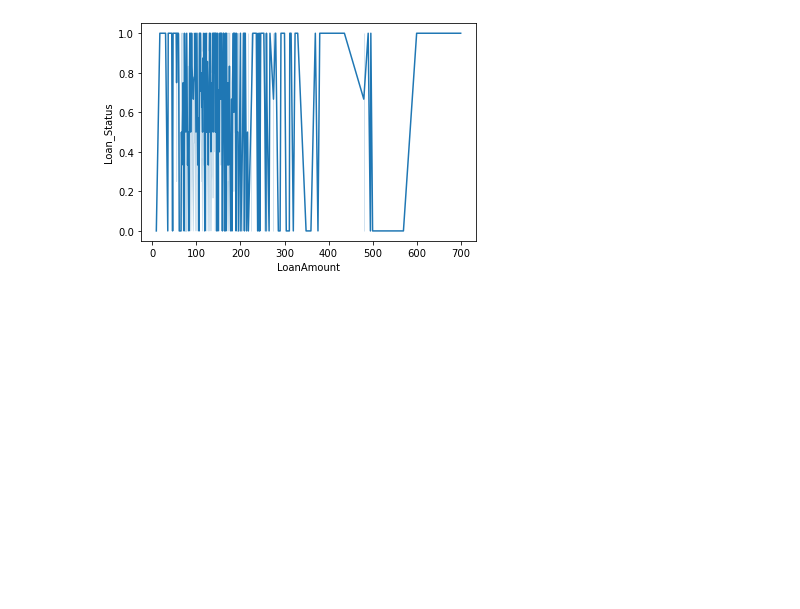
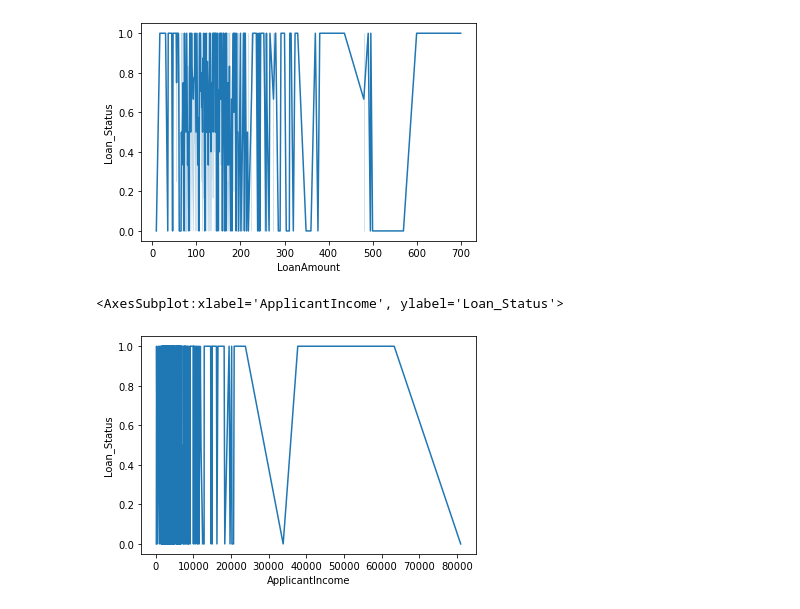
Before and after one commit to Amogh-Prabhu/Loan-Approval-System, a Jupyter notebook: normalization.ipynb, the cells around one changed output. Drawn from its saved outputs; the diff is of its cells as text; code cells hidden in the pictures; blank space fills up the shorter version.

```diff
--- a/normalization.ipynb
+++ b/normalization.ipynb
@@ -107,3 +107,8 @@ sns.lineplot(x=X_train["LoanAmount"],y=Y_train)
 # %% [output]
 <AxesSubplot:xlabel='LoanAmount', ylabel='Loan_Status'>
 [figure]
+# %%
+sns.lineplot(x=X_train["ApplicantIncome"],y=Y_train)
+# %% [output]
+<AxesSubplot:xlabel='ApplicantIncome', ylabel='Loan_Status'>
+[figure, added]
```
Also changed, not shown: parts of 2 cells of this notebook.
